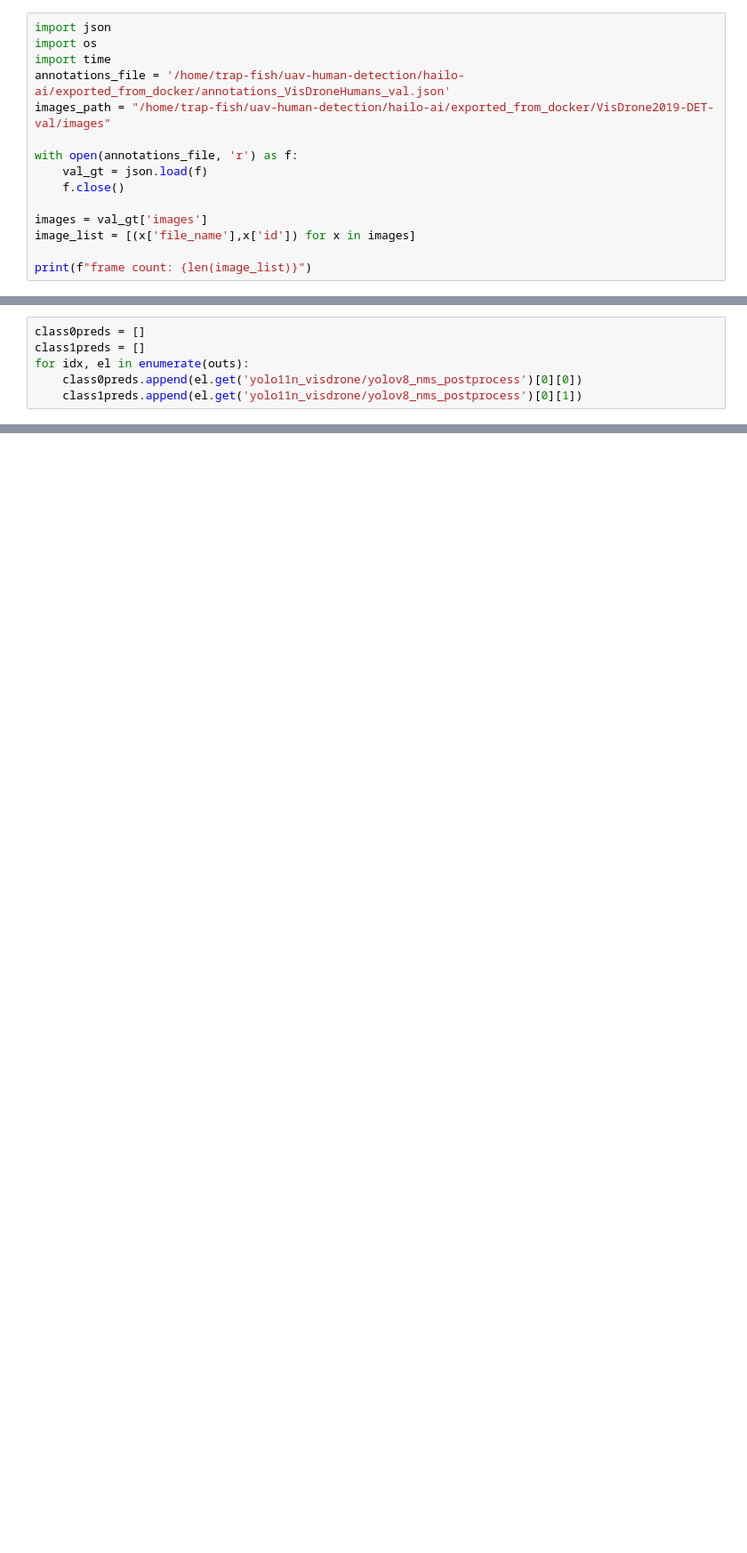
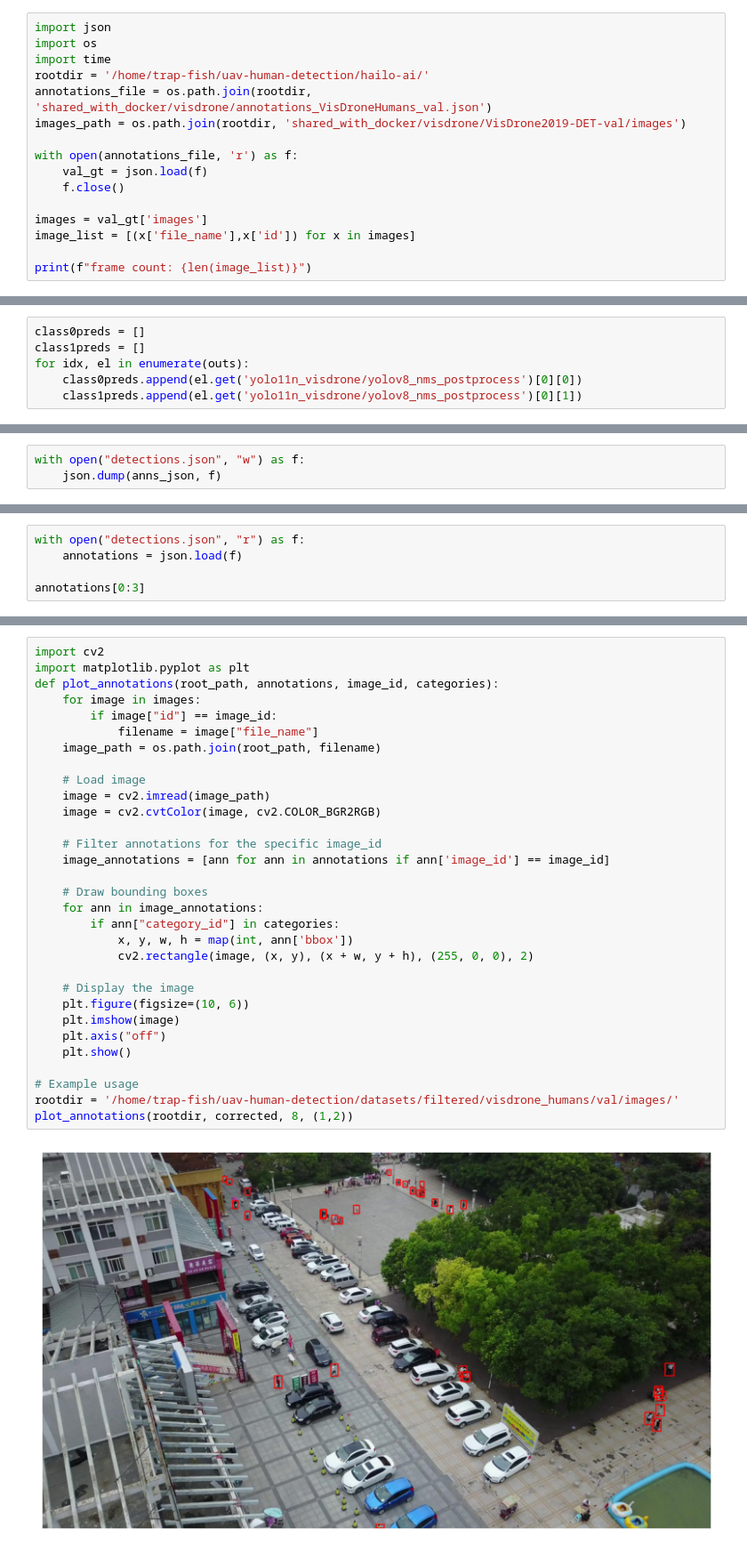
Before and after one commit to trap-fish/uav-human-detection, a Jupyter notebook: hailo-ai/notebooks/HRT_2_Infer_Pipeline_Inference_Tutorial.ipynb, the cells around one changed output, grey strips where cells are left out. Shown at 89% size. Saved outputs shown, nothing was run; the diff lists cells and outputs as text; blank space fills up the shorter version.

Commit message:
tested new model, inspected some image outputs

```diff
--- a/hailo-ai/notebooks/HRT_2_Infer_Pipeline_Inference_Tutorial.ipynb
+++ b/hailo-ai/notebooks/HRT_2_Infer_Pipeline_Inference_Tutorial.ipynb
@@ -222,8 +249,9 @@ def run_inference(vstream_params, input_data):
 import json
 import os
 import time
-annotations_file = '/home/trap-fish/uav-human-detection/hailo-ai/exported_from_docker/annotations_VisDroneHumans_val.json'
-images_path = "/home/trap-fish/uav-human-detection/hailo-ai/exported_from_docker/VisDrone2019-DET-val/images"
+rootdir = '/home/trap-fish/uav-human-detection/hailo-ai/'
+annotations_file = os.path.join(rootdir, 'shared_with_docker/visdrone/annotations_VisDroneHumans_val.json')
+images_path = os.path.join(rootdir, 'shared_with_docker/visdrone/VisDrone2019-DET-val/images')
 
 with open(annotations_file, 'r') as f:
     val_gt = json.load(f)
@@ -385,0 +420,3 @@ anns_json = batch_detections_to_json(xywh)
+# %%
+with open("detections.json", "w") as f:
+    json.dump(anns_json, f)
@@ -385,0 +425,5 @@ anns_json = batch_detections_to_json(xywh)
+# %%
+with open("detections.json", "r") as f:
+    annotations = json.load(f)
+
+annotations[0:3]
@@ -385,0 +474,33 @@ anns_json = batch_detections_to_json(xywh)
+# %%
+import cv2
+import matplotlib.pyplot as plt
+def plot_annotations(root_path, annotations, image_id, categories):
+    for image in images:
+        if image["id"] == image_id:
+            filename = image["file_name"]
+    image_path = os.path.join(root_path, filename)
+
+    # Load image
+    image = cv2.imread(image_path)
+    image = cv2.cvtColor(image, cv2.COLOR_BGR2RGB)
+
+    # Filter annotations for the specific image_id
+    image_annotations = [ann for ann in annotations if ann['image_id'] == image_id]
+
+    # Draw bounding boxes
+    for ann in image_annotations:
+        if ann["category_id"] in categories:
+            x, y, w, h = map(int, ann['bbox'])
+            cv2.rectangle(image, (x, y), (x + w, y + h), (255, 0, 0), 2)
+
+    # Display the image
+    plt.figure(figsize=(10, 6))
+    plt.imshow(image)
+    plt.axis("off")
+    plt.show()
+
+# Example usage
+rootdir = '/home/trap-fish/uav-human-detection/datasets/filtered/visdrone_humans/val/images/'
+plot_annotations(rootdir, corrected, 8, (1,2))
+# %% [output]
+[figure, added]
```
Also changed, not shown: parts of 16 cells of this notebook.
